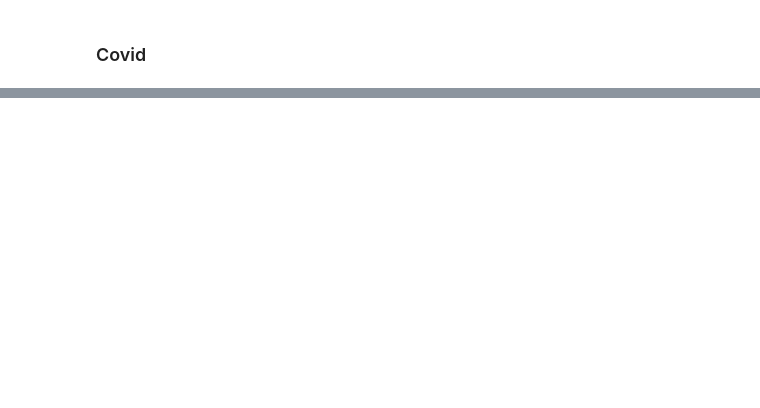
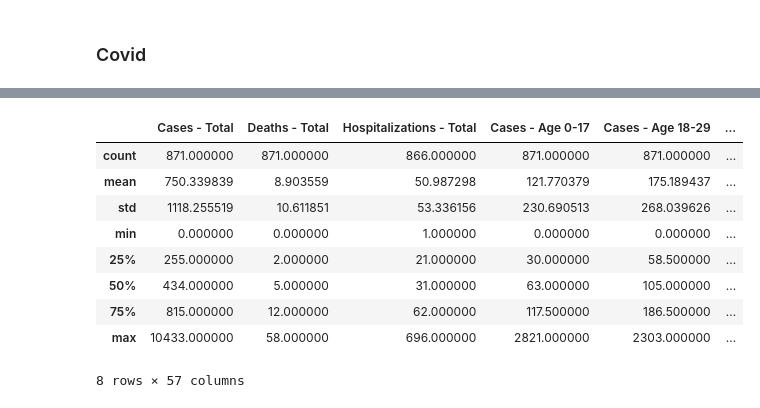
Before and after one commit to OwenBrush/data_analysis_divvy_bike_usage, a Jupyter notebook: data_exploration.ipynb, the cells around one changed output, grey strips where cells are left out. Saved outputs shown, nothing was run; the diff lists cells and outputs as text; code cells hidden in the pictures; blank space fills up the shorter version.

```diff
--- a/data_exploration.ipynb
+++ b/data_exploration.ipynb
@@ -53,0 +107,13 @@ Name: rideable_type, dtype: float64
+# %%
+covid.describe()
+# %% [output]
+|  | Cases - Total | Deaths - Total | Hospitalizations - Total | Cases - Age 0-17 | Cases - Age 18-29 | ... |
+| count | 871.000000 | 871.000000 | 866.000000 | 871.000000 | 871.000000 | ... |
+| mean | 750.339839 | 8.903559 | 50.987298 | 121.770379 | 175.189437 | ... |
+| std | 1118.255519 | 10.611851 | 53.336156 | 230.690513 | 268.039626 | ... |
+| min | 0.000000 | 0.000000 | 1.000000 | 0.000000 | 0.000000 | ... |
+| 25% | 255.000000 | 2.000000 | 21.000000 | 30.000000 | 58.500000 | ... |
+| 50% | 434.000000 | 5.000000 | 31.000000 | 63.000000 | 105.000000 | ... |
+| 75% | 815.000000 | 12.000000 | 62.000000 | 117.500000 | 186.500000 | ... |
+| max | 10433.000000 | 58.000000 | 696.000000 | 2821.000000 | 2303.000000 | ... |
+8 rows × 57 columns
```
Also changed, not shown: parts of 11 cells of this notebook.
